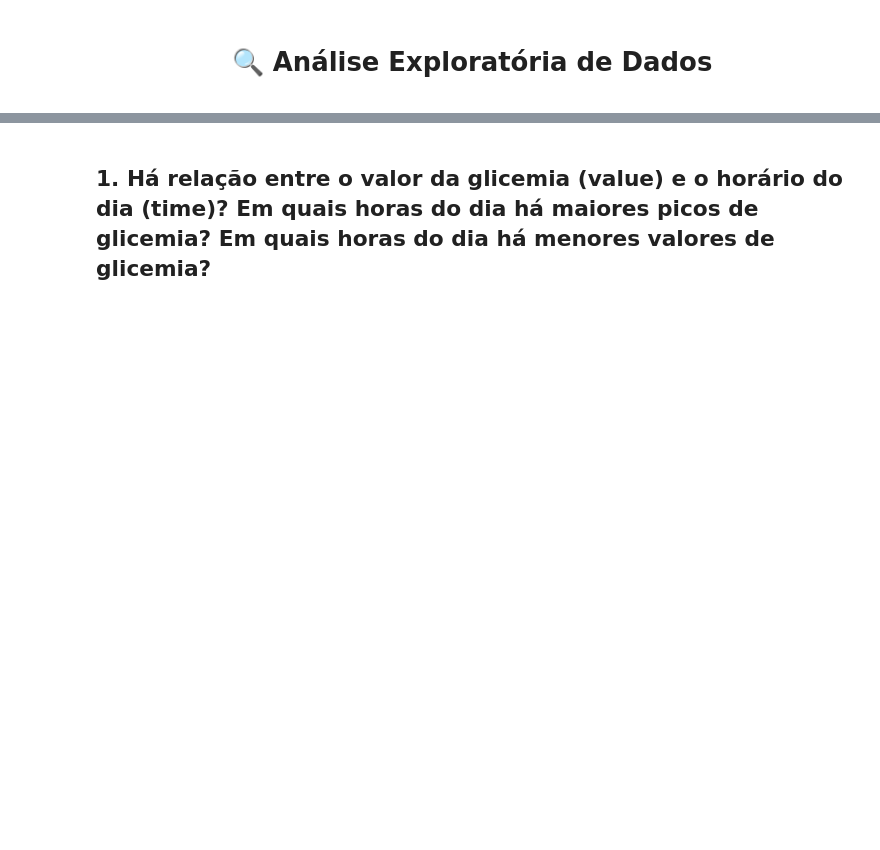
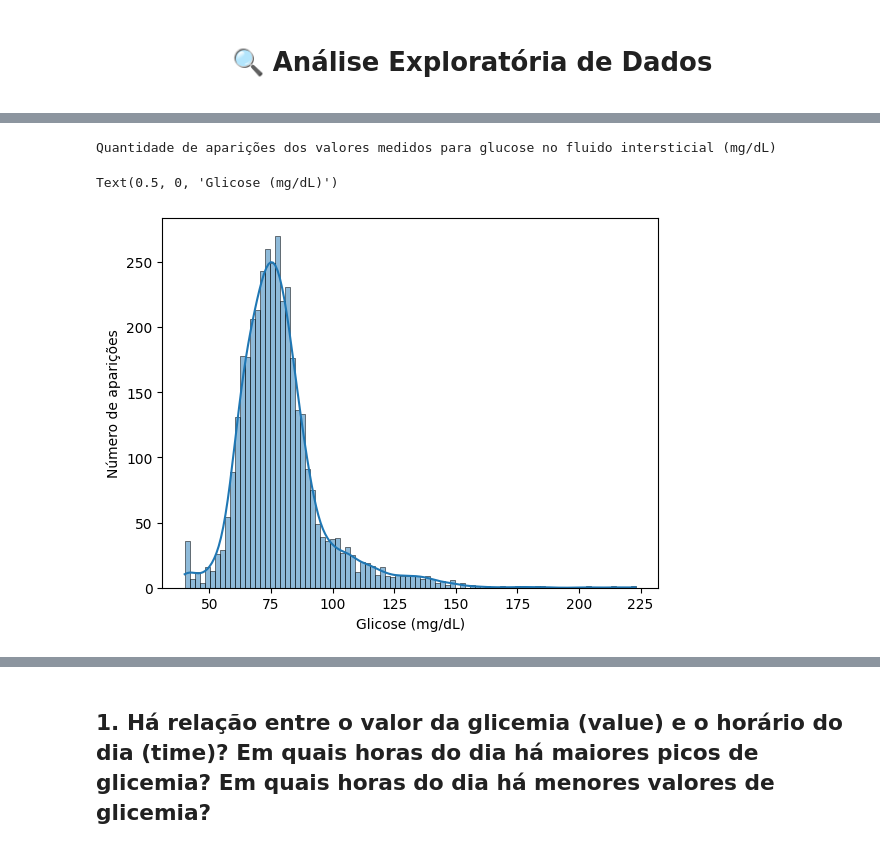
Before and after one commit to teco-insights/continuous-glucose-monitoring, a Jupyter notebook: continuous_glucose_monitoring1.ipynb, the cells around one changed output, grey strips where cells are left out. Cells and saved outputs as stored; diff of their text form; code cells hidden in the pictures; blank space fills up the shorter version.

```diff
--- a/continuous_glucose_monitoring1.ipynb
+++ b/continuous_glucose_monitoring1.ipynb
@@ -68,6 +91,7 @@ def value_herda_exclui(df, col_time='time', col_alvo='value', col1='strip', col2
     df.loc[cond3, 'preenchido_por'] = 3
 
     # Agora, vamos ordenar por prioridade e eliminar duplicatas no tempo
+    df[col_time] = pd.to_datetime(df[col_time], errors = 'coerce')
     df = df.sort_values(by=[col_time, 'preenchido_por'])  # menor preenchido_por tem maior prioridade
     df = df.drop_duplicates(subset=col_time, keep='first').reset_index(drop=True)
 
@@ -334,5 +214,5 @@ df_est
 # %%
-def granular(df, col_time='time', col_val='value', imp='is_imputed'):
+def dividir_time(df, col_time='time'):
     """
     Adiciona colunas derivadas de tempo para análise estatística e manipulação temporal.
 
@@ -342,10 +222,6 @@ def granular(df, col_time='time', col_val='value', imp='is_imputed'):
         DataFrame com uma coluna datetime.
     col_time : str, default 'time'
         Nome da coluna que contém timestamps (deve ser do tipo datetime ou conversível).
-    col_value : str, default 'value'
-        Nome da coluna que contém medições.
-    imp : str, default 'is_imputed'
-        Nome da coluna que informa se o valor correspondente foi estimado ou não.
     Retorna:
     --------
     pd.DataFrame
@@ -357,18 +233,19 @@ def granular(df, col_time='time', col_val='value', imp='is_imputed'):
             - 'hour_cont' : hora com fração decimal (ex: 14.25 para 14:15)
     """
     df = df.copy()
+
     df[col_time] = pd.to_datetime(df[col_time])
-    df['date'] = df[col_time].dt.date
+
+    df['date'] = pd.to_datetime(df[col_time].dt.date)  # <- corrigido aqui
+    primeiro_dia = df['date'].min()
+    df['date_cont'] = (df['date'] - primeiro_dia).dt.days  # <- agora funciona
+
     df['hour'] = df[col_time].dt.hour
     df['hour_minute'] = df[col_time].dt.strftime('%H:%M')
     df['weekday'] = df[col_time].dt.day_name()
     df['hour_cont'] = (df[col_time].dt.hour + df[col_time].dt.minute / 60).round(2)
 
-    colunas_ordenadas = [col_time, 'date', 'hour_minute', col_val, imp, 'weekday', 'hour', 'hour_cont']
-    df = df[colunas_ordenadas]
     return df
 
-df_raw = granular(df_raw)
-df_est = granular(df_est)
-
-df_est.to_csv("estat.csv", index=False)
+df_raw = dividir_time(df_raw)
+df_raw
@@ -375 +266,5 @@ df_est.to_csv("estat.csv", index=False)
+# %%
+# Agora criamos a coluna 'faixa' diretamente, sem gerar warning
+colunas_ordenadas = ['time', 'date', 'date_cont', 'hour_minute', 'value', 'weekday', 'hour', 'hour_cont']
+df_raw = df_raw[colunas_ordenadas]
 # %% [markdown]
@@ -377,2 +272,16 @@ df_est.to_csv("estat.csv", index=False)
 # %%
+# Organização final da tabela de valores reais
+def faixa_horaria(hora):
+    if 0 <= hora <= 6:
+        return 'Madrugada'
+    elif 7 <= hora <= 12:
+        return 'Manhã'
+    elif 13 <= hora <= 17:
+        return 'Tarde'
+    elif 18 <= hora <= 21:
+        return 'Jantar'
+    else:
+        return 'Fim da noite'
+
+df_raw.loc[:, 'faixa'] = df_raw['hour'].apply(faixa_horaria)
 df_raw
@@ -394,5 +347,9 @@ df_est['value'].describe().round(1)
 # %%
 print('Quantidade de aparições dos valores medidos para glucose no fluido intersticial (mg/dL)')
-sns.histplot(df_est['value'], kde=True)
+sns.histplot(df_raw['value'], kde=True)
 plt.ylabel('Número de aparições')
 plt.xlabel('Glicose (mg/dL)')
+# %% [output]
+Quantidade de aparições dos valores medidos para glucose no fluido intersticial (mg/dL)
+Text(0.5, 0, 'Glicose (mg/dL)')
+[figure, added]
```
Also changed, not shown: parts of 35 cells of this notebook, 2 other files.
